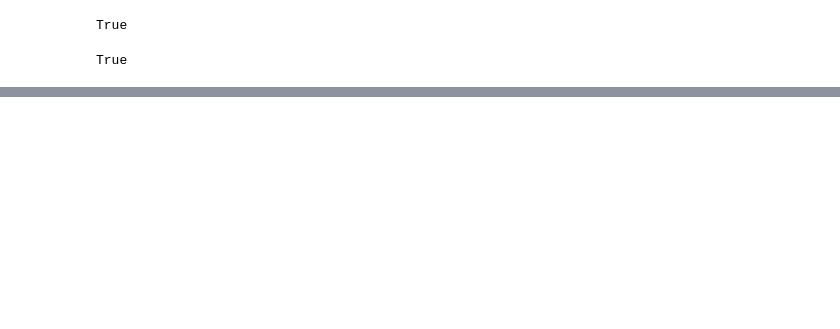
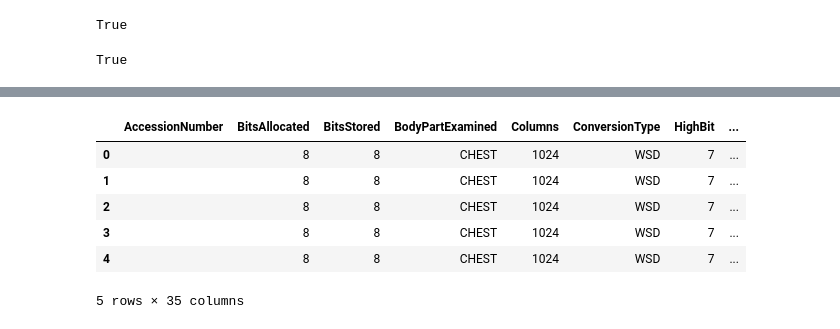
Before and after one commit to bajitkumar/MyGitRepo, a Jupyter notebook: kaggle/rsna/fastai-rsna-pneumonia-detection-challenge.ipynb, the cells around one changed output, grey strips where cells are left out. Drawn from its saved outputs; the diff is of its cells as text; code cells hidden in the pictures; blank space fills up the shorter version.

```diff
--- a/kaggle/rsna/fastai-rsna-pneumonia-detection-challenge.ipynb
+++ b/kaggle/rsna/fastai-rsna-pneumonia-detection-challenge.ipynb
@@ -150,0 +697,8 @@ stage_1_test_images.zip              stage_1_train_labels.csv.zip
+# %%
+# Test Code to explain
+for tag, elem in train_dcms[0].items():
+  tag_group = tag.group
+  tag_elem = tag.elem
+  keyword = elem.keyword
+  value = elem.value
+  print('tag.group: {} tag.elem: {} elem.keyword: {} elem.value: {}'.format(tag_group, tag_elem, keyword, value))
@@ -150,0 +725,26 @@ stage_1_test_images.zip              stage_1_train_labels.csv.zip
+# %%
+# Method definition
+
+def parse_dcm_metadata(dcm):
+
+  unpacked_data = {}
+  group_elem_to_keywords = {}
+
+  # iterating here to force conversion from lazy RawDataElement to DataElement
+  for d in dcm:
+    pass
+  # keys are pydicom.tag.BaseTag, values are pydicom.dataelem.DataElement
+  for tag, elem in dcm.items():
+    tag_group = tag.group
+    tag_elem = tag.elem
+    keyword = elem.keyword
+    group_elem_to_keywords[(tag_group, tag_elem)] = keyword
+    value = elem.value
+    unpacked_data[keyword] = value
+
+  return unpacked_data, group_elem_to_keywords
+
+
+# Method Calls
+train_meta_dicts, tag_to_keyword_train = zip(*[parse_dcm_metadata(x) for x in train_dcms])
+test_meta_dicts, tag_to_keyword_test = zip(*[parse_dcm_metadata(x) for x in test_dcms])
@@ -150,0 +859,17 @@ stage_1_test_images.zip              stage_1_train_labels.csv.zip
+# %%
+# using from_records here since some values in the dicts will be iterables and some are constants
+train_df = pd.DataFrame.from_records(data=train_meta_dicts)
+test_df = pd.DataFrame.from_records(data=test_meta_dicts)
+train_df['dataset'] = 'train'
+test_df['dataset'] = 'test'
+df = pd.concat([train_df, test_df])
+
+df.head()
+# %% [output]
+|  | AccessionNumber | BitsAllocated | BitsStored | BodyPartExamined | Columns | ConversionType | HighBit | ... |
+| 0 |  | 8 | 8 | CHEST | 1024 | WSD | 7 | ... |
+| 1 |  | 8 | 8 | CHEST | 1024 | WSD | 7 | ... |
+| 2 |  | 8 | 8 | CHEST | 1024 | WSD | 7 | ... |
+| 3 |  | 8 | 8 | CHEST | 1024 | WSD | 7 | ... |
+| 4 |  | 8 | 8 | CHEST | 1024 | WSD | 7 | ... |
+5 rows × 35 columns
```
Also changed, not shown: parts of 75 cells of this notebook.
